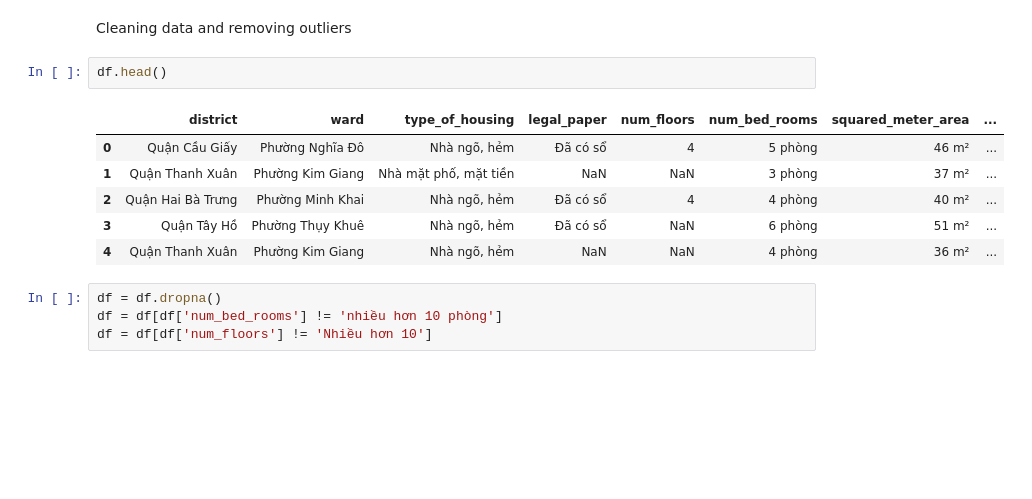
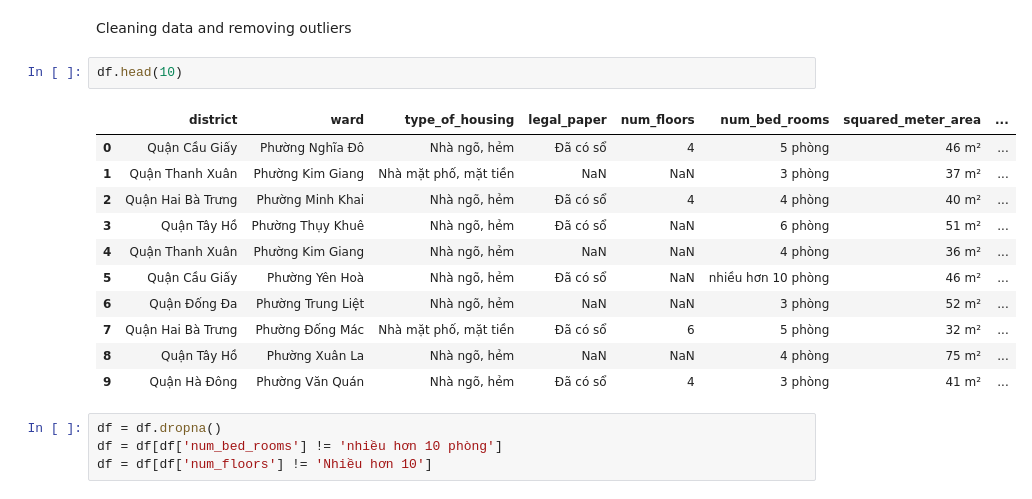
Before and after one commit to Apollosuny/ds_house_price, a Jupyter notebook: main.ipynb, the cells around one changed output. Saved outputs shown, nothing was run; the diff lists cells and outputs as text; blank space fills up the shorter version.

```diff
--- a/main.ipynb
+++ b/main.ipynb
@@ -13,14 +13,19 @@ df = df.rename(columns = {"Quận":"district",
 # %% [markdown]
 Cleaning data and removing outliers
 # %%
-df.head()
+df.head(10)
 # %% [output]
 |  | district | ward | type_of_housing | legal_paper | num_floors | num_bed_rooms | squared_meter_area | ... |
 | 0 | Quận Cầu Giấy | Phường Nghĩa Đô | Nhà ngõ, hẻm | Đã có sổ | 4 | 5 phòng | 46 m² | ... |
 | 1 | Quận Thanh Xuân | Phường Kim Giang | Nhà mặt phố, mặt tiền | NaN | NaN | 3 phòng | 37 m² | ... |
 | 2 | Quận Hai Bà Trưng | Phường Minh Khai | Nhà ngõ, hẻm | Đã có sổ | 4 | 4 phòng | 40 m² | ... |
 | 3 | Quận Tây Hồ | Phường Thụy Khuê | Nhà ngõ, hẻm | Đã có sổ | NaN | 6 phòng | 51 m² | ... |
 | 4 | Quận Thanh Xuân | Phường Kim Giang | Nhà ngõ, hẻm | NaN | NaN | 4 phòng | 36 m² | ... |
+| 5 | Quận Cầu Giấy | Phường Yên Hoà | Nhà ngõ, hẻm | Đã có sổ | NaN | nhiều hơn 10 phòng | 46 m² | ... |
+| 6 | Quận Đống Đa | Phường Trung Liệt | Nhà ngõ, hẻm | NaN | NaN | 3 phòng | 52 m² | ... |
+| 7 | Quận Hai Bà Trưng | Phường Đống Mác | Nhà mặt phố, mặt tiền | Đã có sổ | 6 | 5 phòng | 32 m² | ... |
+| 8 | Quận Tây Hồ | Phường Xuân La | Nhà ngõ, hẻm | NaN | NaN | 4 phòng | 75 m² | ... |
+| 9 | Quận Hà Đông | Phường Văn Quán | Nhà ngõ, hẻm | Đã có sổ | 4 | 3 phòng | 41 m² | ... |
 # %%
 df = df.dropna()
 df = df[df['num_bed_rooms'] != 'nhiều hơn 10 phòng']
```
Also changed, not shown: parts of 7 cells of this notebook, 3 other files.
